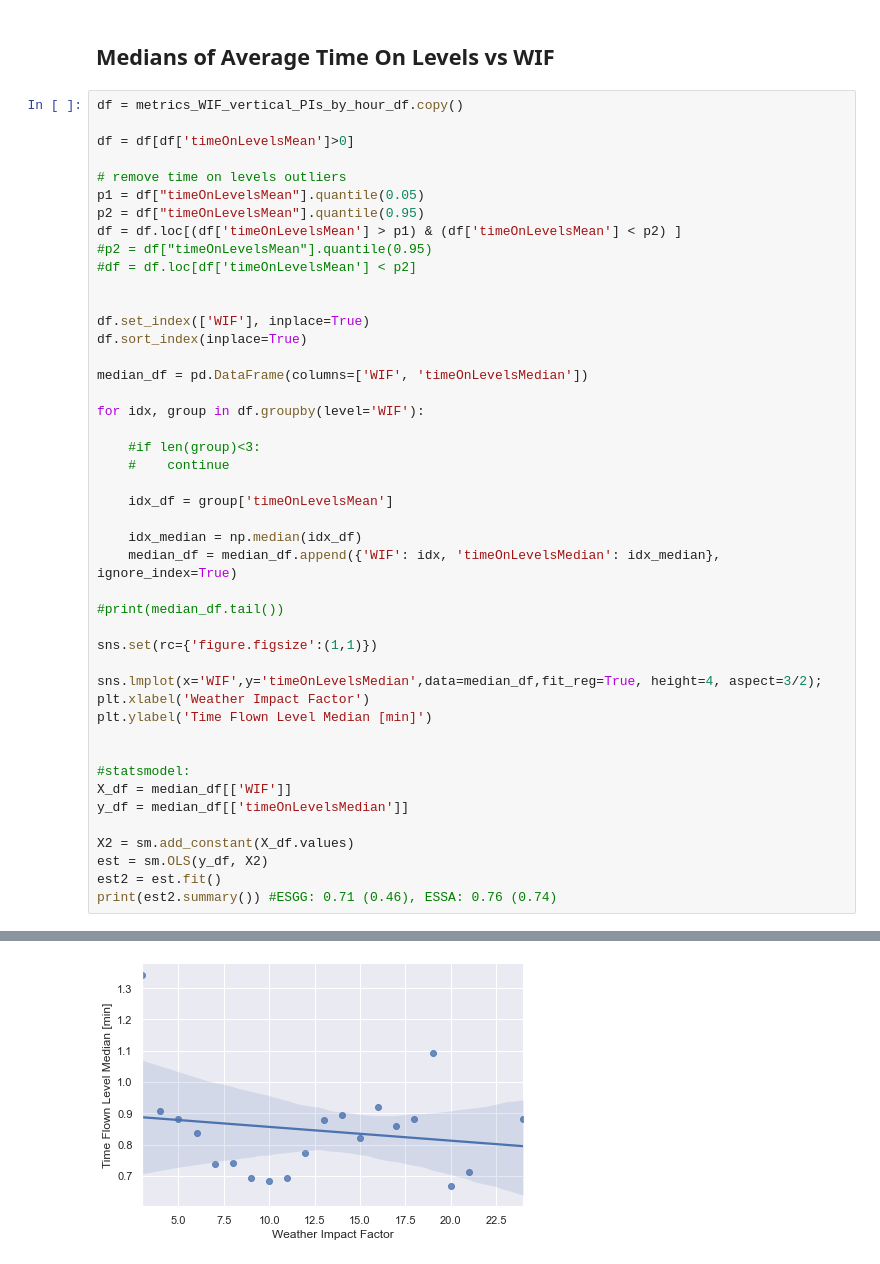
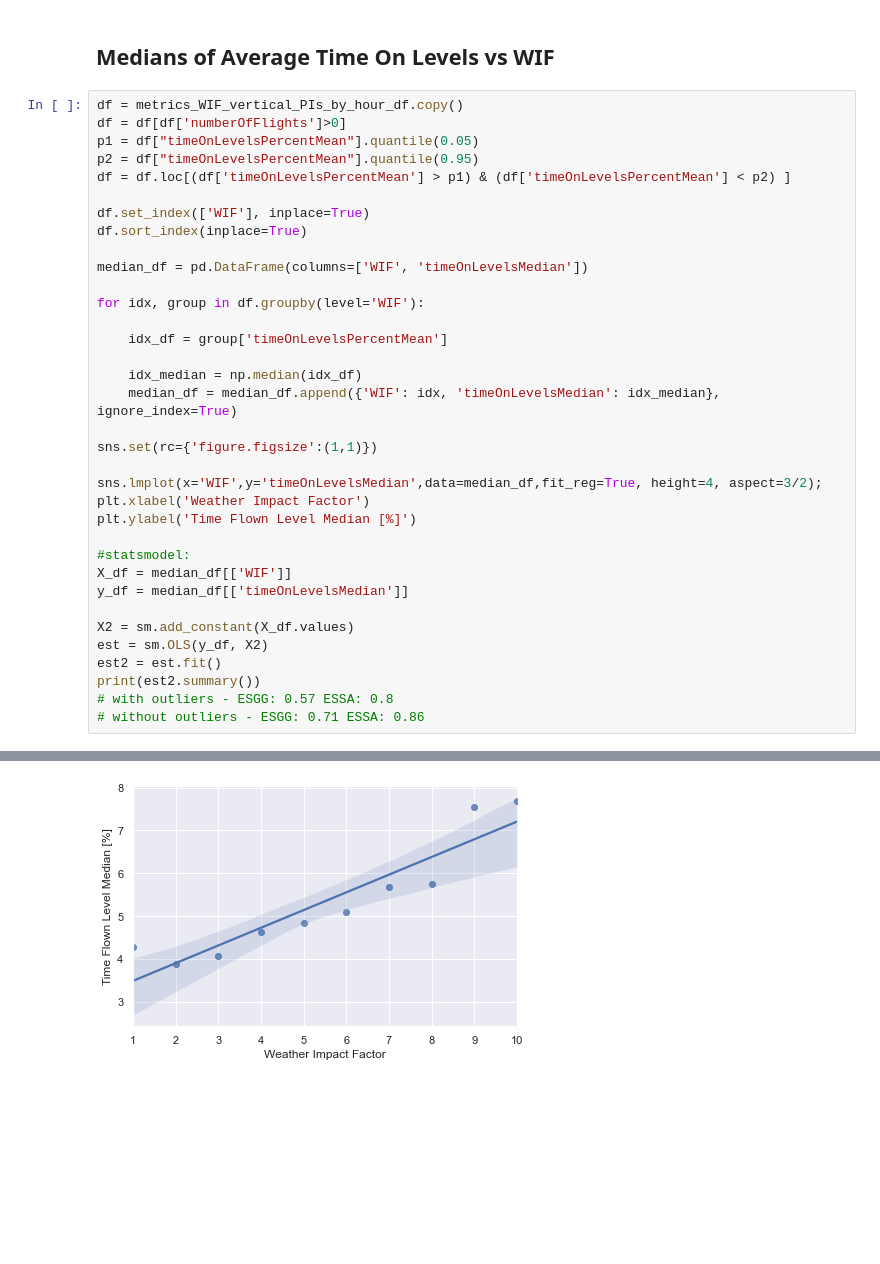
Before and after one commit to anlemett/FlightEfficiencyJournal, a Jupyter notebook: Jupyter/Regression/vertical_PIs_medians_vs_impact_factors.ipynb, the cells around one changed output, grey strips where cells are left out. Cells and saved outputs as stored; diff of their text form; blank space fills up the shorter version.

```diff
--- a/Jupyter/Regression/vertical_PIs_medians_vs_impact_factors.ipynb
+++ b/Jupyter/Regression/vertical_PIs_medians_vs_impact_factors.ipynb
@@ -185,16 +104,10 @@ Notes:
 ## Medians of Average Time On Levels vs WIF
 # %%
 df = metrics_WIF_vertical_PIs_by_hour_df.copy()
-
-df = df[df['timeOnLevelsMean']>0]
-
-# remove time on levels outliers
-p1 = df["timeOnLevelsMean"].quantile(0.05)
-p2 = df["timeOnLevelsMean"].quantile(0.95)
-df = df.loc[(df['timeOnLevelsMean'] > p1) & (df['timeOnLevelsMean'] < p2) ]
-#p2 = df["timeOnLevelsMean"].quantile(0.95)
-#df = df.loc[df['timeOnLevelsMean'] < p2]
-
+df = df[df['numberOfFlights']>0]
+p1 = df["timeOnLevelsPercentMean"].quantile(0.05)
+p2 = df["timeOnLevelsPercentMean"].quantile(0.95)
+df = df.loc[(df['timeOnLevelsPercentMean'] > p1) & (df['timeOnLevelsPercentMean'] < p2) ]
 
 df.set_index(['WIF'], inplace=True)
 df.sort_index(inplace=True)
@@ -203,22 +116,16 @@ median_df = pd.DataFrame(columns=['WIF', 'timeOnLevelsMedian'])
 
 for idx, group in df.groupby(level='WIF'):
 
-    #if len(group)<3:
-    #    continue
-
-    idx_df = group['timeOnLevelsMean']
+    idx_df = group['timeOnLevelsPercentMean']
 
     idx_median = np.median(idx_df)
     median_df = median_df.append({'WIF': idx, 'timeOnLevelsMedian': idx_median}, ignore_index=True)
-
-#print(median_df.tail())
 
 sns.set(rc={'figure.figsize':(1,1)})
 
 sns.lmplot(x='WIF',y='timeOnLevelsMedian',data=median_df,fit_reg=True, height=4, aspect=3/2);
 plt.xlabel('Weather Impact Factor')
-plt.ylabel('Time Flown Level Median [min]')
-
+plt.ylabel('Time Flown Level Median [%]')
 
 #statsmodel:
 X_df = median_df[['WIF']]
@@ -227,7 +134,9 @@ y_df = median_df[['timeOnLevelsMedian']]
 X2 = sm.add_constant(X_df.values)
 est = sm.OLS(y_df, X2)
 est2 = est.fit()
-print(est2.summary()) #ESGG: 0.71 (0.46), ESSA: 0.76 (0.74)
+print(est2.summary())
+# with outliers - ESGG: 0.57 ESSA: 0.8
+# without outliers - ESGG: 0.71 ESSA: 0.86
 # %% [output]
                             OLS Regression Results
 ==============================================================================
@@ -241,10 +150,10 @@ Df Residuals:                      18   BIC:                            -12.55
 Df Model:                           1
 Covariance Type:            nonrobust
 ==============================================================================
 ... (9 lines left out)
 ==============================================================================
 
 Notes:
 [1] Standard Errors assume that the covariance matrix of the errors is correctly specified.
-[figure, old version]
+[figure, new version]
 # %% [markdown]
```
Also changed, not shown: parts of 12 cells of this notebook, 26 other files.
